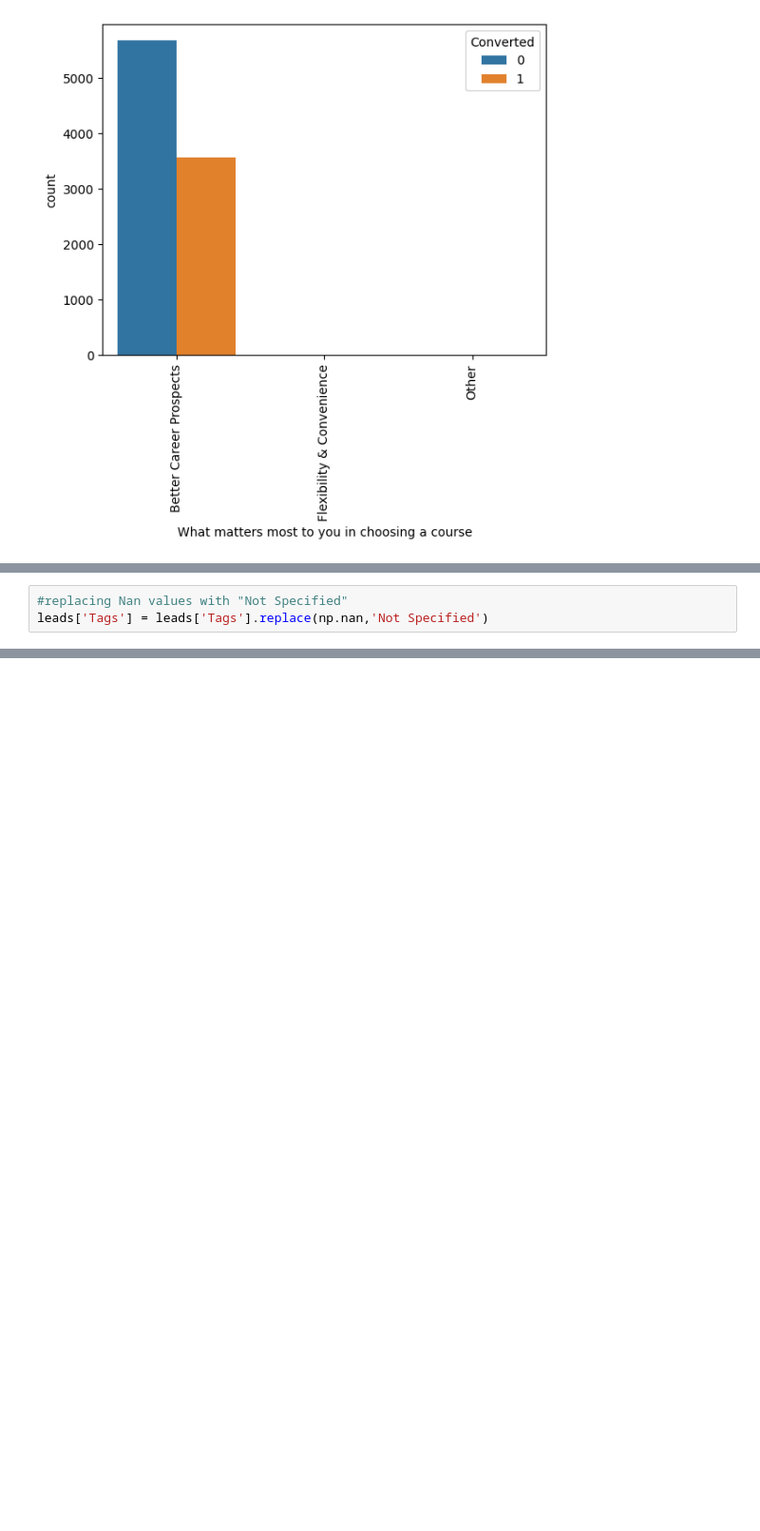
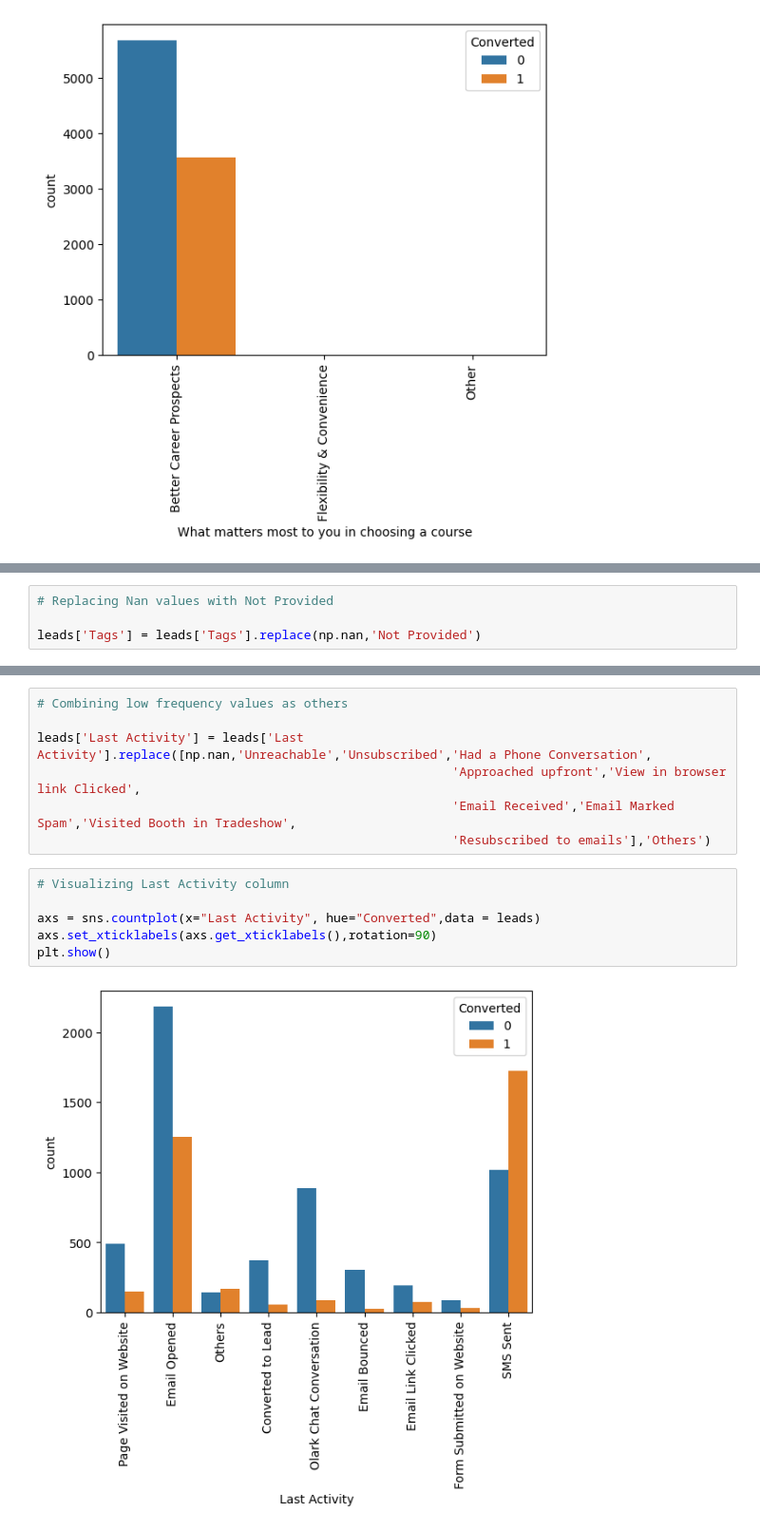
Before and after one commit to ritikamehra/LeadScoringCaseStudy, a Jupyter notebook: Lead_Scoring_Case_Study.ipynb, the cells around one changed output, grey strips where cells are left out. Shown at 95% size. Drawn from its saved outputs; the diff is of its cells as text; blank space fills up the shorter version.

```diff
--- a/Lead_Scoring_Case_Study.ipynb
+++ b/Lead_Scoring_Case_Study.ipynb
@@ -535,3 +541,0 @@ Name: Tags, dtype: int64
-# %%
-#replacing Nan values with "Not Specified"
-leads['Tags'] = leads['Tags'].replace(np.nan,'Not Specified')
@@ -550,0 +568,4 @@ plt.show()
+# %%
+# Replacing Nan values with Not Provided
+
+leads['Tags'] = leads['Tags'].replace(np.nan,'Not Provided')
@@ -550,0 +612,15 @@ plt.show()
+# %%
+# Combining low frequency values as others
+
+leads['Last Activity'] = leads['Last Activity'].replace([np.nan,'Unreachable','Unsubscribed','Had a Phone Conversation',
+                                                        'Approached upfront','View in browser link Clicked',
+                                                        'Email Received','Email Marked Spam','Visited Booth in Tradeshow',
+                                                        'Resubscribed to emails'],'Others')
+# %%
+# Visualizing Last Activity column
+
+axs = sns.countplot(x="Last Activity", hue="Converted",data = leads)
+axs.set_xticklabels(axs.get_xticklabels(),rotation=90)
+plt.show()
+# %% [output]
+[figure, added]
```
Also changed, not shown: parts of 136 cells of this notebook.
